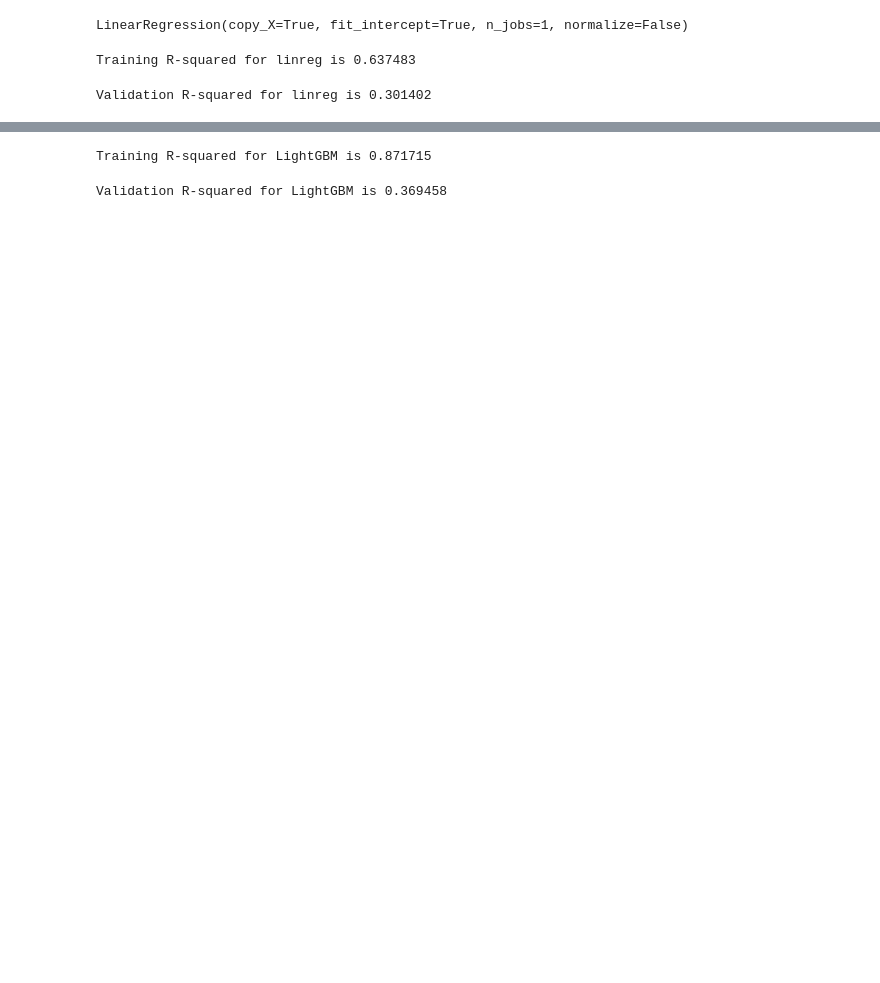
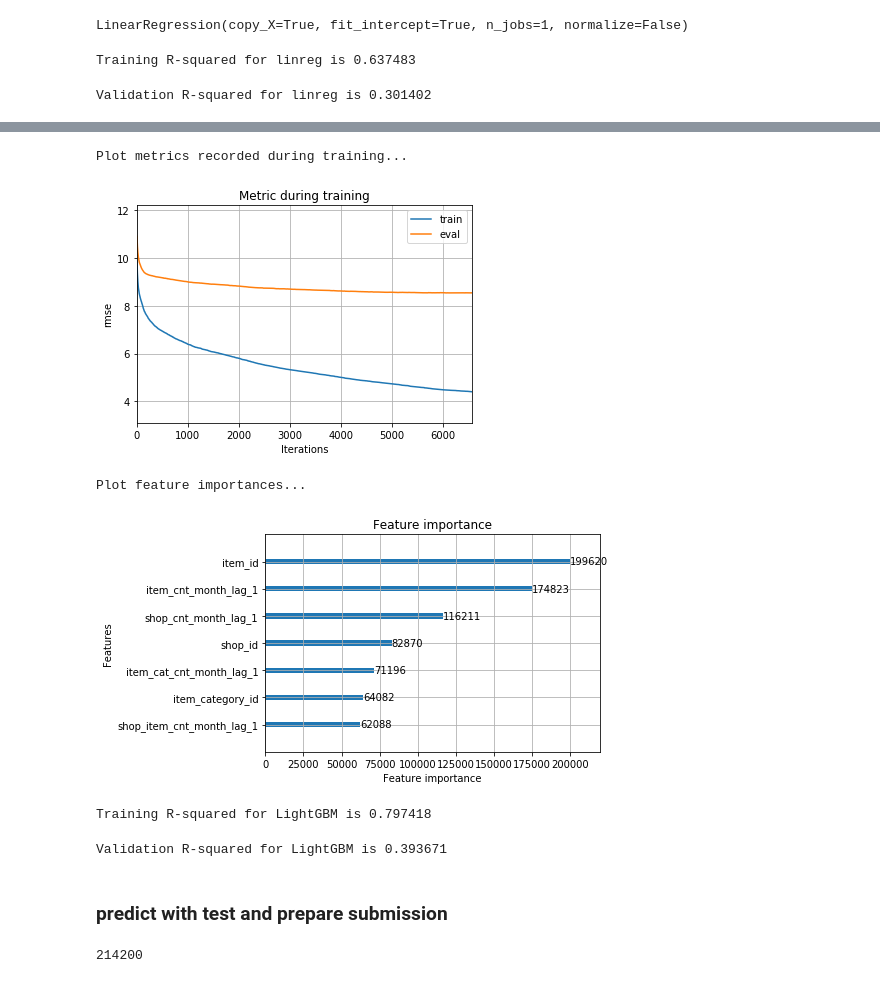
Before and after one commit to rsyarif/PredictSales, a Jupyter notebook: PredictSales_v2.ipynb, the cells around one changed output, grey strips where cells are left out. Cells and saved outputs as stored; diff of their text form; code cells hidden in the pictures; blank space fills up the shorter version.

```diff
--- a/PredictSales_v2.ipynb
+++ b/PredictSales_v2.ipynb
@@ -228,12 +231,16 @@ Validation R-squared for linreg is 0.301402
 # %%
-#Boosted Decision Tree
 import lightgbm as lgb
+evals_result={}
+
+lgb_train = lgb.Dataset(x_train, label=y_train)
+lgb_test = lgb.Dataset(x_val, label=y_val)
+
 lgb_params = {
-               'feature_fraction': 0.75,
+               'feature_fraction': 1.0,
                'metric': 'rmse',
-               'nthread':1,
+               'nthread':4,
                'min_data_in_leaf': 2**7,
-               'bagging_fraction': 0.75,
+               'bagging_fraction': 0.75,#0.75
                'learning_rate': 0.03,
                'objective': 'mse',
                'bagging_seed': 2**7,
@@ -242,4 +249,13 @@ lgb_params = {
                'verbose':1
               }
 
-model = lgb.train(lgb_params, lgb.Dataset(x_train, label=y_train), 10000)
+model = lgb.train(lgb_params,
+                  lgb_train,
+                  valid_sets=[lgb_train, lgb_test],
+                  valid_names=['train','eval'],
+                  num_boost_round=10000,
+                  evals_result=evals_result,
+                  early_stopping_rounds=500,
+                  verbose_eval=500)
+
+#print 'evals_result = ',evals_result
@@ -246,10 +279,27 @@ model = lgb.train(lgb_params, lgb.Dataset(x_train, label=y_train), 10000)
+# %%
+print('Plot metrics recorded during training...')
+ax = lgb.plot_metric(evals_result, metric='rmse')
+plt.savefig("lgb_plot_metric.pdf")
+plt.show()
+
+print('Plot feature importances...')
+ax = lgb.plot_importance(model, max_num_features=10)
+plt.savefig("lgb_plot_importance.pdf")
+plt.show()
+# %% [output]
+Plot metrics recorded during training...
+[figure, added]
+Plot feature importances...
+[figure, added]
 # %%
 pred_lgb = model.predict(x_train)
 print('Training R-squared for LightGBM is %f' % r2_score(y_train, pred_lgb))
 # %% [output]
-Training R-squared for LightGBM is 0.871715
+Training R-squared for LightGBM is 0.797418
 # %%
 pred_lgb = model.predict(x_val)
 print('Validation R-squared for LightGBM is %f' % r2_score(y_val, pred_lgb))
 # %% [output]
-Validation R-squared for LightGBM is 0.369458
+Validation R-squared for LightGBM is 0.393671
+# %% [markdown]
+### predict with test and prepare submission
@@ -255,0 +308,4 @@ Validation R-squared for LightGBM is 0.369458
+# %%
+pred_submit.size
+# %% [output]
+214200
```
Also changed, not shown: parts of 17 cells of this notebook, 2 other files.
